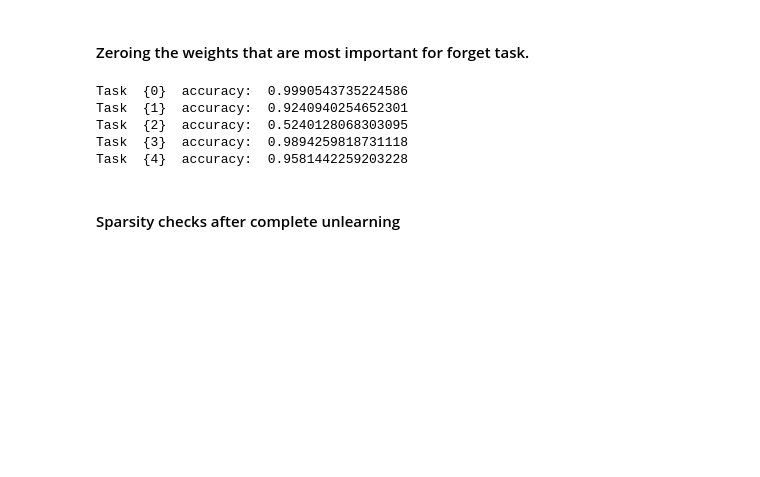
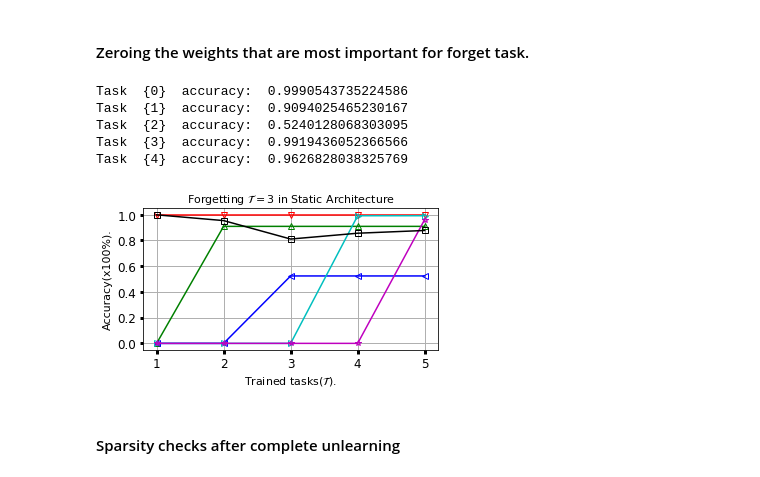
Before and after one commit to rkarn/Machine-Unlearning, a Jupyter notebook: MNIST_unlearning_SynapticIntelligence.ipynb, the cells around one changed output. Saved outputs shown, nothing was run; the diff lists cells and outputs as text; code cells hidden in the pictures; blank space fills up the shorter version.

```diff
--- a/MNIST_unlearning_SynapticIntelligence.ipynb
+++ b/MNIST_unlearning_SynapticIntelligence.ipynb
@@ -389,7 +437,7 @@ for i in range(1,len(last_epoch_batchindex)): #after frist task
 # %%
 #Accuracy aftering forgetting one of the task
 #Assume that task 1 is forgetted.
-
+acc_log = []
 forget_task=2
 class_to_forget = task_labels[forget_task]
 #Zero out the weights corresponding to this class
@@ -410,7 +458,8 @@ for task_id in range(len(task_labels)):
                     weights[iids[0],iids[1]]= 0
 
             layer.set_weights([weights, biases])
-
-    print('Task ', {task_id}, ' accuracy: ', masked_predict(model, validation_datasets[task_id][0], validation_datasets[task_id][1]))
+    curr_acc = masked_predict(model, validation_datasets[task_id][0], validation_datasets[task_id][1])
+    acc_log.append(curr_acc)
+    print('Task ', {task_id}, ' accuracy: ', curr_acc)
 # %% [output]
 Task  {0}  accuracy:  0.9990543735224586
@@ -444,6 +493,7 @@ for i in range(len(weight_indices_zero[forget_task])):
 
 #Accuracy aftering forgetting one of the task
 class_to_forget = task_labels[forget_task]
+acc_log = []
 #Zero out the weights corresponding to this class
 for task_id in range(len(task_labels)):
     set_active_outputs(task_labels[task_id])
@@ -466,13 +516,63 @@ for task_id in range(len(task_labels)):
 
             layer.set_weights([weights, biases])
 
-    print('Task ', {task_id}, ' accuracy: ', masked_predict(model, validation_datasets[task_id][0], validation_datasets[task_id][1]))
+    curr_acc = masked_predict(model, validation_datasets[task_id][0], validation_datasets[task_id][1])
+    acc_log.append(curr_acc)
+    print('Task ', {task_id}, ' accuracy: ', curr_acc)
 # %% [output]
 Task  {0}  accuracy:  0.9990543735224586
-Task  {1}  accuracy:  0.9240940254652301
+Task  {1}  accuracy:  0.9094025465230167
 Task  {2}  accuracy:  0.5240128068303095
-Task  {3}  accuracy:  0.9894259818731118
-Task  {4}  accuracy:  0.9581442259203228
+Task  {3}  accuracy:  0.9919436052366566
+Task  {4}  accuracy:  0.9626828038325769
+# %%
+def lower_triangular_array(lst):
+    n = len(lst)
+    result = [[0] * n for _ in range(n)]  # Initialize an n x n matrix with zeros
+    for i in range(n):
+        for j in range(i + 1):
+            result[i][j] = lst[j]  # Assign elements from the list to the lower triangular part
+    return result
+# %%
+import pdb
+figure(figsize=(5, 3))
+axs = [subplot(1,1,1)]#, None, None]
+fontsize = 11
+
+keys = list(data['mean'].keys())
+sorted_keys = np.sort(keys)
+
+colorVal = ['r','g','b','c','m','k','y','tomato']
+marker=["v","^","<",">","*","s","h","x","."]
+cval=1
+mean_stuff=[]
+std_stuff=[]
+data['mean'][cval] = np.array(lower_triangular_array(acc_log))
+for i in range(len(data['mean'][cval])):
+    data['mean'][cval] = lower_triangular(data['mean'][cval])
+    mean_stuff.append(data['mean'][cval][i][:i+1].mean())
+    std_stuff.append(np.sqrt((data['std'][cval][i][:i+1]**2).sum())/(n_stats*np.sqrt(n_stats)))
+
+for cval in sorted_keys:
+    mean_vals = data['mean'][cval]
+    std_vals = data['std'][cval]
+    for j in range(n_tasks):
+        label = "$\mathcal{T}$=%g"%(j+1)
+        axs[0].plot(range(1,n_tasks+1), mean_vals[:, j], marker=marker[j], c=colorVal[j], fillstyle='none', label=label)
+    axs[0].plot(range(1,n_tasks+1), mean_stuff, marker=marker[j+1], c=colorVal[j+1],fillstyle='none', label='Average')
+    #axs[0].legend(loc='upper right',prop={'size': fontsize}, bbox_to_anchor=(0.90, -0.2), ncol=3)
+    axs[0].set_xlabel("Trained tasks($\mathcal{T}$).",fontsize=fontsize)
+    axs[0].set_ylabel('Accuracy(x100%).',fontsize=fontsize)
+    axs[0].set_xticks(range(1,n_tasks+1))
+    axs[0].set_yticks([0, 0.2, 0.4, 0.6, 0.8, 1.0])
+    axs[0].tick_params(labelsize='large', width=3)
+    axs[0].set_title('Forgetting $\mathcal{T}=3$ in Static Architecture', fontsize=fontsize)
+#plt.legend(bbox_to_anchor=(0.78, 0.66),bbox_transform=plt.gcf().transFigure)
+gcf().tight_layout()
+plt.grid(linestyle='-', linewidth=1)
+plt.savefig('MNIST_SI_forgetting_T3.pdf',bbox_inches = "tight")
+# %% [output]
+[figure, added]
 # %% [markdown]
 #### Sparsity checks after complete unlearning
 # %%
```
Also changed, not shown: parts of 10 cells of this notebook.
